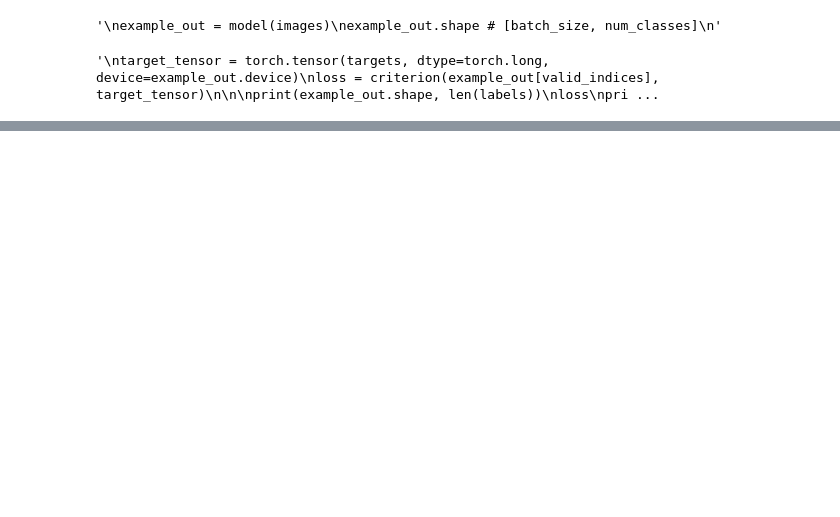
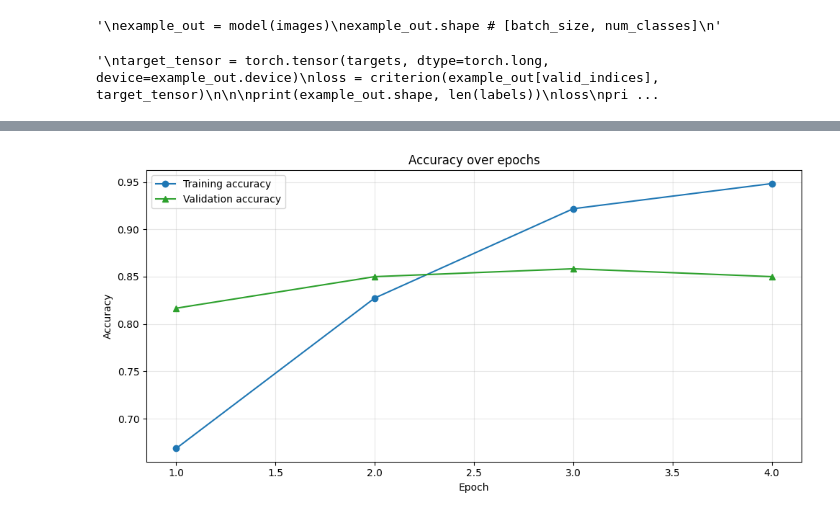
Before and after one commit to BlakeMacPherson/MMA3001_Project, a Jupyter notebook: MeatPackagingPytorchModel.ipynb, the cells around one changed output, grey strips where cells are left out. Saved outputs shown, nothing was run; the diff lists cells and outputs as text; code cells hidden in the pictures; blank space fills up the shorter version.

```diff
--- a/MeatPackagingPytorchModel.ipynb
+++ b/MeatPackagingPytorchModel.ipynb
@@ -123,8 +123,8 @@ class PorkRasherPackagingDataset(Dataset):
         label = torch.tensor(label_rows, dtype=torch.float32).reshape(-1, 5)
         return image, label
 
-#images already resized to 200x200 in the dataset so i can test at a reasonable time
-transform = transforms.Compose([ transforms.Resize((200, 200)), transforms.ToTensor(), ])
+#images already resized to 320x320 in the dataset so i can test at a reasonable time
+transform = transforms.Compose([ transforms.Resize((320, 320)), transforms.ToTensor(), ])
 
 trainingdataset = PorkRasherPackagingDataset(
     images_dir=os.path.join(dataset_location, "train", "images"),
@@ -363,16 +325,16 @@ for _ in tqdm(range(10), desc="Widget test"):
 import copy
 
 
-num_epochs = 5
+num_epochs = 4
 train_losses, val_losses = [], []
-
+train_accuracys, val_accuracys = [], []
 device = torch.device("cuda:0" if torch.cuda.is_available() else "cpu")
 
 model = PorkRasherClassifer(num_classes=6)
 model.to(device)
 
 criterion = nn.CrossEntropyLoss()
-optimizer = optim.Adam(model.parameters(), lr=0.001)
+optimizer = optim.Adam(model.parameters(), lr=0.0001)
 
 
 best_val_accuracy = -1.0
@@ -409,7 +371,7 @@ for epoch in range(num_epochs):
     train_loss = running_loss / len(trainingdataloader.dataset)
     train_losses.append(train_loss)
     train_accuracy = running_corrects.double() / len(trainingdataloader.dataset)
-
+    train_accuracys.append(train_accuracy.item())
     model.eval()
     running_loss = 0.0
     running_corrects = 0
@@ -435,6 +397,7 @@ for epoch in range(num_epochs):
     val_losses.append(val_loss)
     val_accuracy = running_corrects.double() / len(validationdataloader.dataset)
 
+    val_accuracys.append(val_accuracy.item())
     if val_accuracy > best_val_accuracy:
                 best_val_accuracy = val_accuracy
                 best_epoch = epoch + 1
@@ -454,0 +442,33 @@ Epoch 5/5 - Train loss: 0.3160, Train accuracy: 88.8922%, Validation loss: 0.690
+# %%
+# These variables currently hold only the final epoch's scalar accuracy.
+
+train_values = [float(value) for value in train_accuracys]
+val_values = [float(value) for value in val_accuracys]
+
+plt.figure(figsize=(10, 5))
+if train_values:
+    plt.plot(
+        range(1, len(train_values) + 1),
+        train_values,
+        label="Training accuracy",
+        color="tab:blue",
+        marker="o",
+    )
+if val_values:
+    plt.plot(
+        range(1, len(val_values) + 1),
+        val_values,
+        label="Validation accuracy",
+        color="tab:green",
+        marker="^",
+    )
+
+plt.xlabel("Epoch")
+plt.ylabel("Accuracy")
+plt.title("Accuracy over epochs")
+plt.legend()
+plt.grid(True, alpha=0.3)
+plt.tight_layout()
+plt.show()
+# %% [output]
+[figure, added]
```
Also changed, not shown: parts of 8 cells of this notebook.
